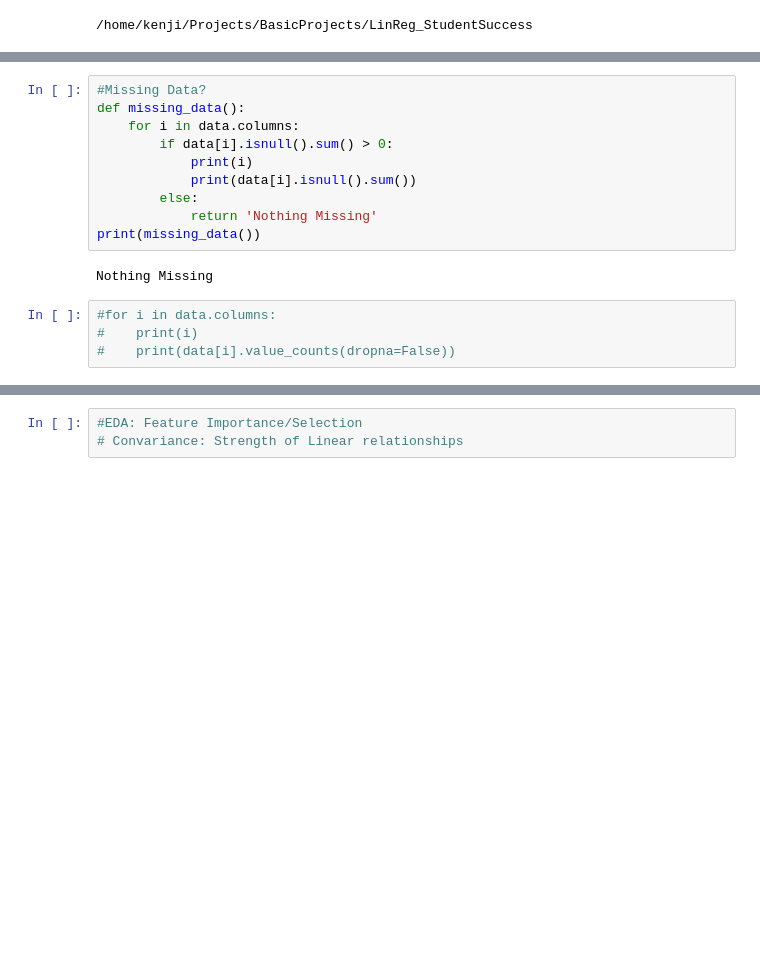
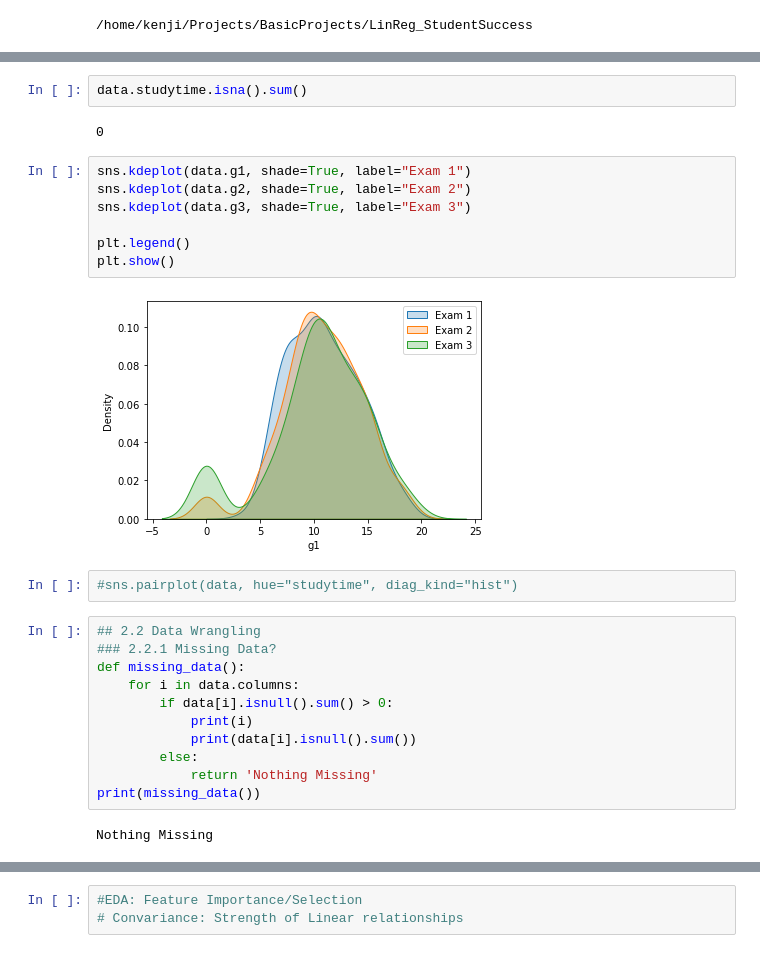
Before and after one commit to 333Kenji/StudentSuccess-LinReg, a Jupyter notebook: Notebooks/LogReg_StudentSucess.ipynb, the cells around one changed output, grey strips where cells are left out. Saved outputs shown, nothing was run; the diff lists cells and outputs as text; blank space fills up the shorter version.

```diff
--- a/Notebooks/LogReg_StudentSucess.ipynb
+++ b/Notebooks/LogReg_StudentSucess.ipynb
@@ -49,5 +189,21 @@ memory usage: 102.0+ KB
+# %%
+data.studytime.isna().sum()
+# %% [output]
+0
+# %%
+sns.kdeplot(data.g1, shade=True, label="Exam 1")
+sns.kdeplot(data.g2, shade=True, label="Exam 2")
+sns.kdeplot(data.g3, shade=True, label="Exam 3")
+
+plt.legend()
+plt.show()
+# %% [output]
+[figure, added]
+# %%
+#sns.pairplot(data, hue="studytime", diag_kind="hist")
 # %%
-#Missing Data?
+## 2.2 Data Wrangling
+### 2.2.1 Missing Data?
 def missing_data():
     for i in data.columns:
         if data[i].isnull().sum() > 0:
@@ -58,7 +214,3 @@ def missing_data():
 print(missing_data())
 # %% [output]
 Nothing Missing
-# %%
-#for i in data.columns:
-#    print(i)
-#    print(data[i].value_counts(dropna=False))
```
Also changed, not shown: parts of 28 cells of this notebook.
